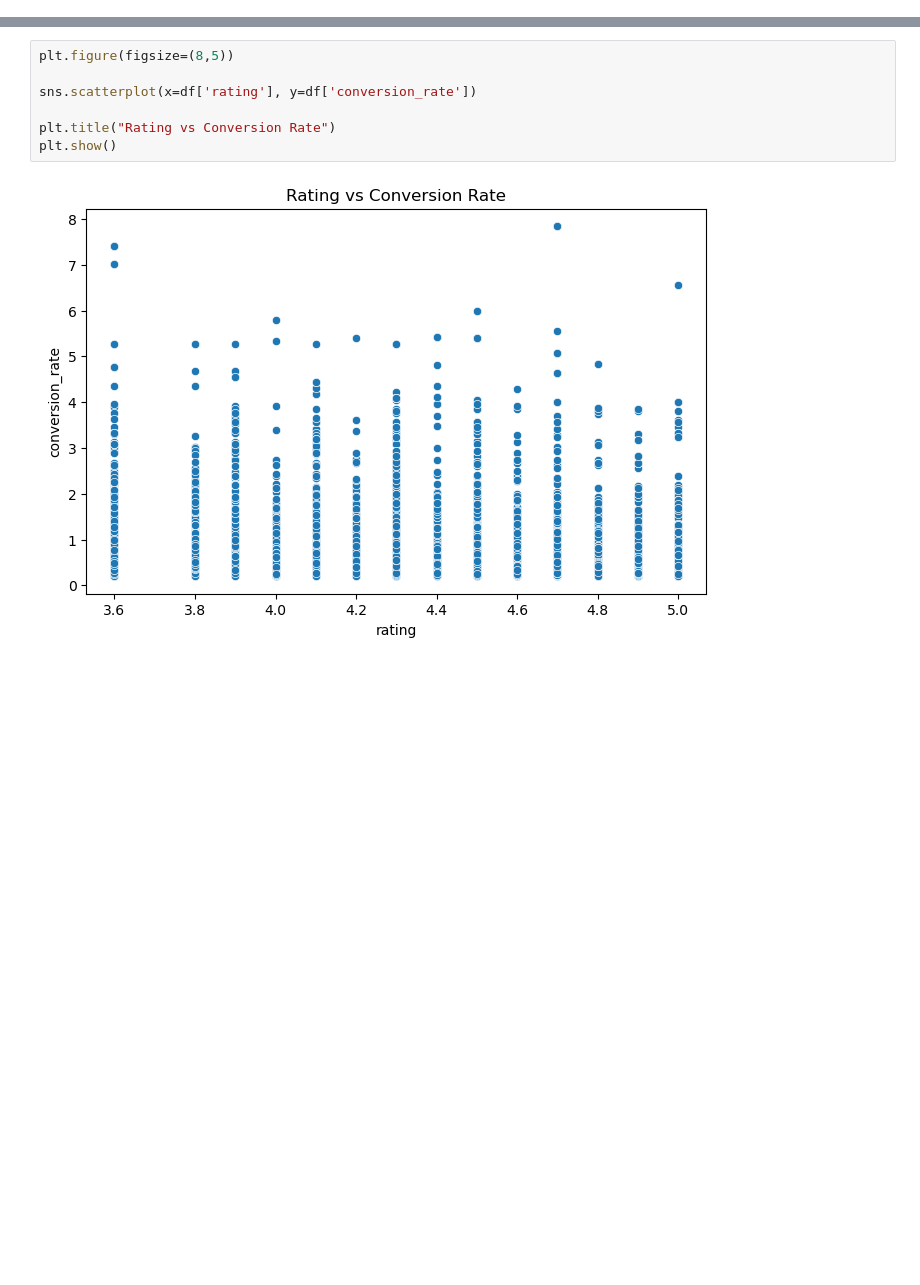
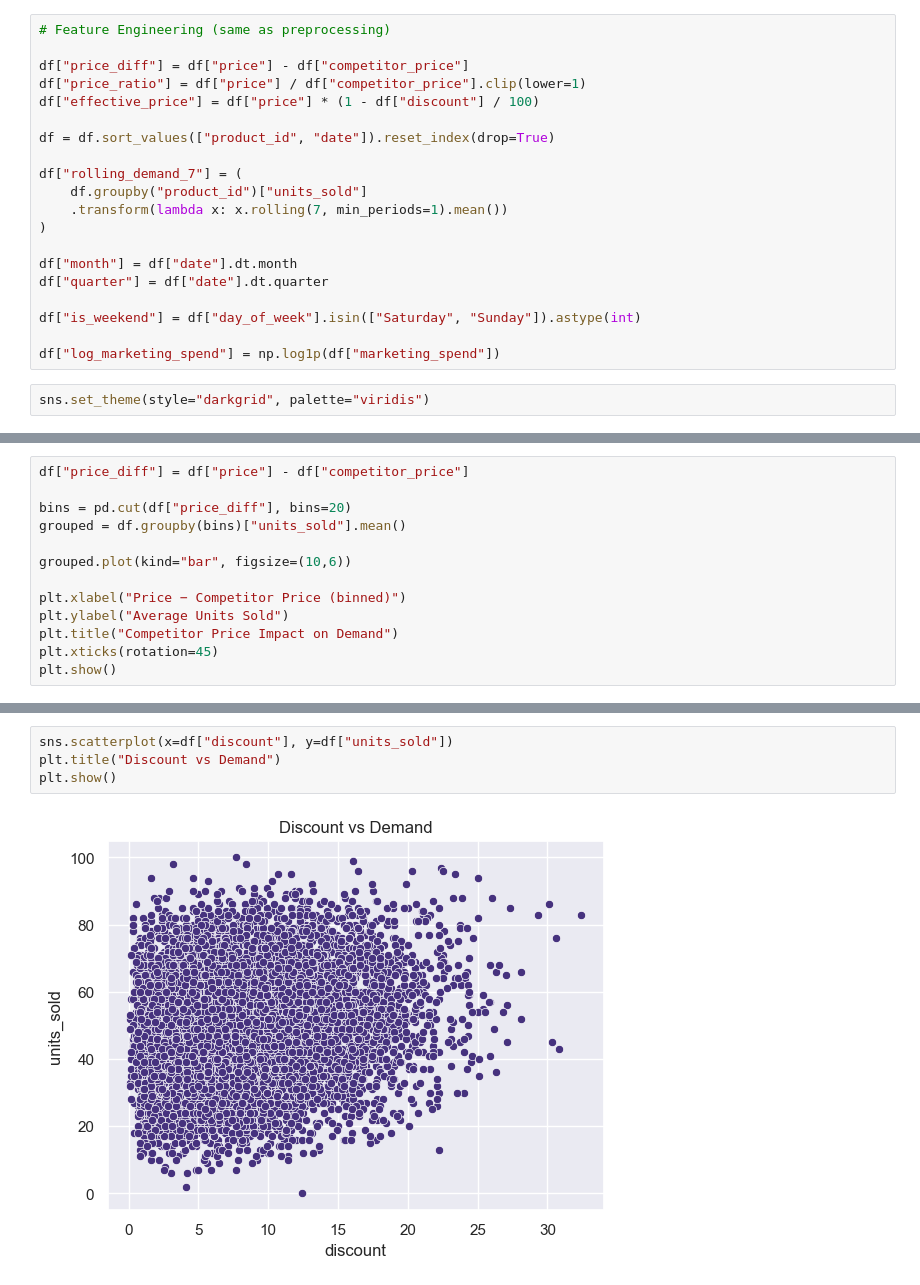
Before and after one commit to anurag815311/Dynamic-AI-pricing-engine-for-online-store, a Jupyter notebook: EDA.ipynb, the cells around one changed output, grey strips where cells are left out. Saved outputs shown, nothing was run; the diff lists cells and outputs as text; blank space fills up the shorter version.

```diff
--- a/EDA.ipynb
+++ b/EDA.ipynb
@@ -57,0 +25,22 @@ plt.show()
+# %%
+# Feature Engineering (same as preprocessing)
+
+df["price_diff"] = df["price"] - df["competitor_price"]
+df["price_ratio"] = df["price"] / df["competitor_price"].clip(lower=1)
+df["effective_price"] = df["price"] * (1 - df["discount"] / 100)
+
+df = df.sort_values(["product_id", "date"]).reset_index(drop=True)
+
+df["rolling_demand_7"] = (
+    df.groupby("product_id")["units_sold"]
+    .transform(lambda x: x.rolling(7, min_periods=1).mean())
+)
+
+df["month"] = df["date"].dt.month
+df["quarter"] = df["date"].dt.quarter
+
+df["is_weekend"] = df["day_of_week"].isin(["Saturday", "Sunday"]).astype(int)
+
+df["log_marketing_spend"] = np.log1p(df["marketing_spend"])
+# %%
+sns.set_theme(style="darkgrid", palette="viridis")
@@ -57,0 +81,13 @@ plt.show()
+# %%
+df["price_diff"] = df["price"] - df["competitor_price"]
+
+bins = pd.cut(df["price_diff"], bins=20)
+grouped = df.groupby(bins)["units_sold"].mean()
+
+grouped.plot(kind="bar", figsize=(10,6))
+
+plt.xlabel("Price − Competitor Price (binned)")
+plt.ylabel("Average Units Sold")
+plt.title("Competitor Price Impact on Demand")
+plt.xticks(rotation=45)
+plt.show()
@@ -58,9 +211,6 @@ plt.show()
 # %%
-plt.figure(figsize=(8,5))
-
-sns.scatterplot(x=df['rating'], y=df['conversion_rate'])
-
-plt.title("Rating vs Conversion Rate")
+sns.scatterplot(x=df["discount"], y=df["units_sold"])
+plt.title("Discount vs Demand")
 plt.show()
 # %% [output]
-[figure, old version]
+[figure, new version]
```
Also changed, not shown: parts of 31 cells of this notebook, 2 other files.
